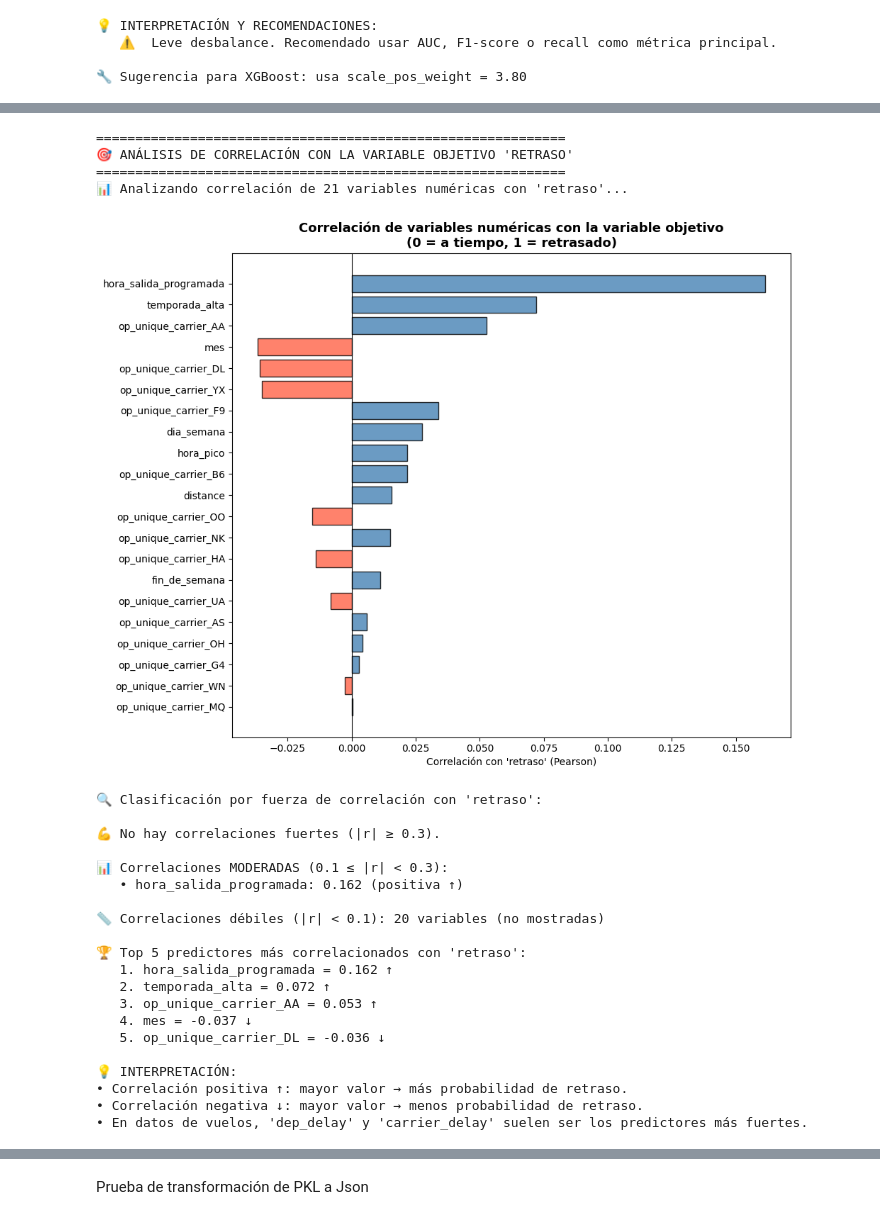
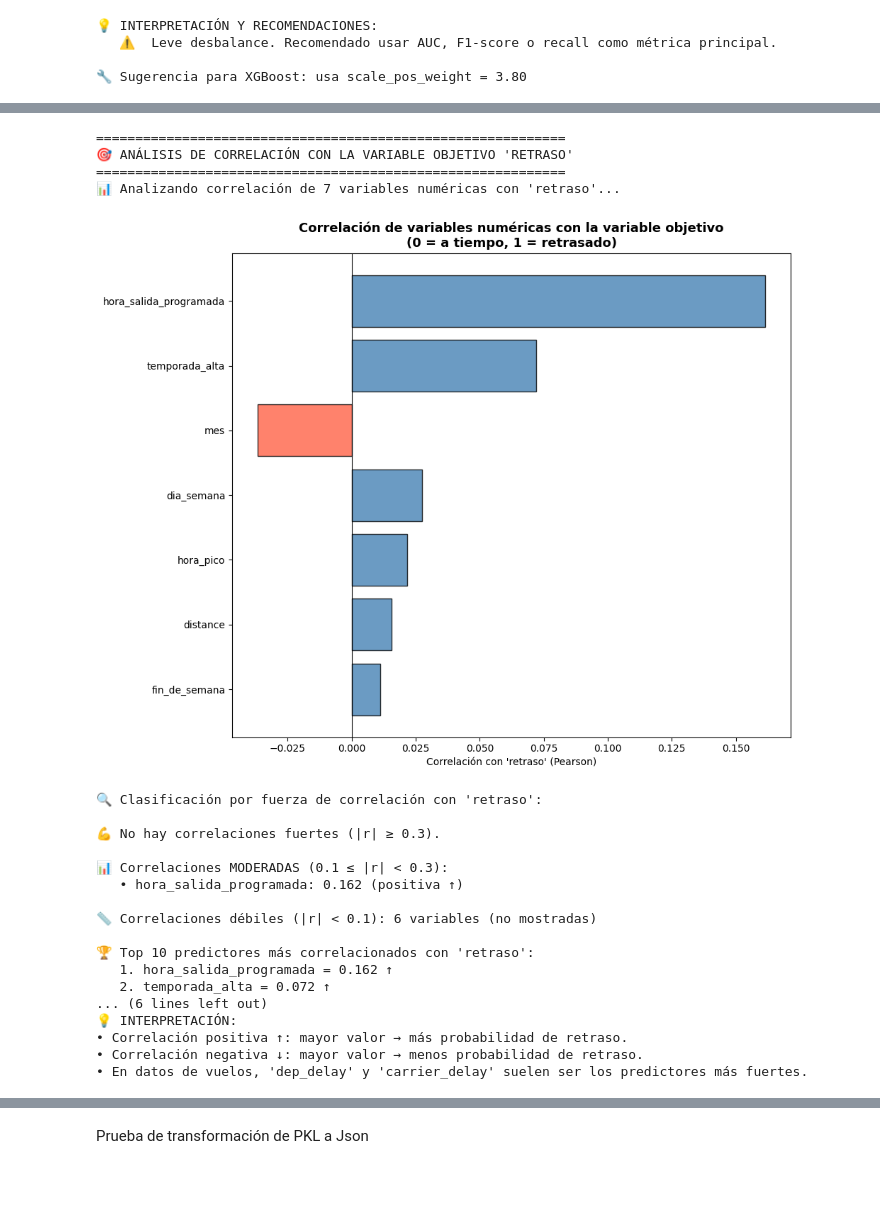
Before and after one commit to JAG-91/Flights-on-time, a Jupyter notebook: Flights_On_Time_Data_Science.ipynb, the cells around one changed output, grey strips where cells are left out. Saved outputs shown, nothing was run; the diff lists cells and outputs as text; code cells hidden in the pictures; blank space fills up the shorter version.

```diff
--- a/Flights_On_Time_Data_Science.ipynb
+++ b/Flights_On_Time_Data_Science.ipynb
@@ -285,8 +266,8 @@ for col in categorical_cols:
     print(f"   • {col}: {n_unique:,} valores únicos")
 
 # === DEFINIR LÍMITE PARA ONE-HOT ===
-# Solo aplicar one-hot a variables con <= 20 categorías (ajustable)
-LIMITE_CARDINALIDAD = 20
+# Solo aplicar one-hot a variables con <= 10 categorías (ajustable)
+LIMITE_CARDINALIDAD = 10
 
 cols_onehot = [col for col, n in cardinalidad.items() if n <= LIMITE_CARDINALIDAD]
 cols_no_onehot = [col for col, n in cardinalidad.items() if n > LIMITE_CARDINALIDAD]
@@ -309,7 +290,7 @@ try:
         df_encoded = pd.get_dummies(
             df_para_encoding,
             columns=cols_onehot,
-            drop_first=True,
+            drop_first=False,
             dtype='int8'  # Usa menos RAM
         )
         print(f"\n✅ One-Hot Encoding aplicado. Nuevas columnas: {len(df_encoded.columns) - len(df_para_encoding.columns)}")
@@ -338,14 +319,11 @@ except Exception as e:
 del df_para_encoding
 gc.collect()
 
-# === REPORTAR USO DE RAM ===
-ram_mb = df_encoded.memory_usage(deep=True).sum() / 1024 / 1024
-print(f"\n💾 Uso estimado de RAM después del encoding: {ram_mb:.1f} MB ({ram_mb/1024:.2f} GB)")
-
-if ram_mb > 3000:
-    print("⚠️  Alerta: El dataset aún es grande. Considera muestreo antes del modelado.")
+if 'df_encoded' in globals():
+    for col in df_encoded.columns:
+        print(f"'{col}',")
 else:
-    print("✅ Dataset listo para división train/test y modelado.")
+    print("df_encoded no existe")
 
 # Opcional: guardar referencia
 # df_final = df_encoded.copy()
@@ -724,38 +702,38 @@ try:
         for _, row in fuertes.iterrows():
             dir_txt = "positiva ↑" if row['correlacion'] > 0 else "negativa ↓"
             print(f"   • {row['variable']}: {row['correlacion']:.3f} ({dir_txt})")
     else:
         print("\n💪 No hay correlaciones fuertes (|r| ≥ 0.3).")
 
     if not moderadas.empty:
         print(f"\n📊 Correlaciones MODERADAS (0.1 ≤ |r| < 0.3):")
         for _, row in moderadas.iterrows():
             dir_txt = "positiva ↑" if row['correlacion'] > 0 else "negativa ↓"
             print(f"   • {row['variable']}: {row['correlacion']:.3f} ({dir_txt})")
 
     print(f"\n📏 Correlaciones débiles (|r| < 0.1): {len(debiles)} variables (no mostradas)")
 
-    # === TOP 5 VARIABLES MÁS CORRELACIONADAS ===
-    top5 = corr_df.head(5)
-    print(f"\n🏆 Top 5 predictores más correlacionados con 'retraso':")
+    # === TOP 10 VARIABLES MÁS CORRELACIONADAS ===
+    top5 = corr_df.head(10)
+    print(f"\n🏆 Top 10 predictores más correlacionados con 'retraso':")
     for i, (_, row) in enumerate(top5.iterrows(), 1):
         dir_emoji = "↑" if row['correlacion'] > 0 else "↓"
         print(f"   {i}. {row['variable']} = {row['correlacion']:.3f} {dir_emoji}")
 
     # === INTERPRETACIÓN ===
     print("\n" + "💡 INTERPRETACIÓN:")
     print("• Correlación positiva ↑: mayor valor → más probabilidad de retraso.")
     print("• Correlación negativa ↓: mayor valor → menos probabilidad de retraso.")
     print("• En datos de vuelos, 'dep_delay' y 'carrier_delay' suelen ser los predictores más fuertes.")
 
 except Exception as e:
     print(f"❌ Error en el análisis de correlación con la variable objetivo: {str(e)}")
 # %% [output]
 ============================================================
 🎯 ANÁLISIS DE CORRELACIÓN CON LA VARIABLE OBJETIVO 'RETRASO'
 ============================================================
-📊 Analizando correlación de 21 variables numéricas con 'retraso'...
+📊 Analizando correlación de 7 variables numéricas con 'retraso'...
-[figure, old version]
+[figure, new version]
 🔍 Clasificación por fuerza de correlación con 'retraso':
 
 💪 No hay correlaciones fuertes (|r| ≥ 0.3).
@@ -763,15 +741,12 @@ except Exception as e:
 📊 Correlaciones MODERADAS (0.1 ≤ |r| < 0.3):
    • hora_salida_programada: 0.162 (positiva ↑)
 
-📏 Correlaciones débiles (|r| < 0.1): 20 variables (no mostradas)
+📏 Correlaciones débiles (|r| < 0.1): 6 variables (no mostradas)
 
-🏆 Top 5 predictores más correlacionados con 'retraso':
+🏆 Top 10 predictores más correlacionados con 'retraso':
    1. hora_salida_programada = 0.162 ↑
    2. temporada_alta = 0.072 ↑
-   3. op_unique_carrier_AA = 0.053 ↑
-   4. mes = -0.037 ↓
-   5. op_unique_carrier_DL = -0.036 ↓
-
+... (6 lines left out)
 💡 INTERPRETACIÓN:
 • Correlación positiva ↑: mayor valor → más probabilidad de retraso.
 • Correlación negativa ↓: mayor valor → menos probabilidad de retraso.
```
Also changed, not shown: parts of 11 cells of this notebook.
